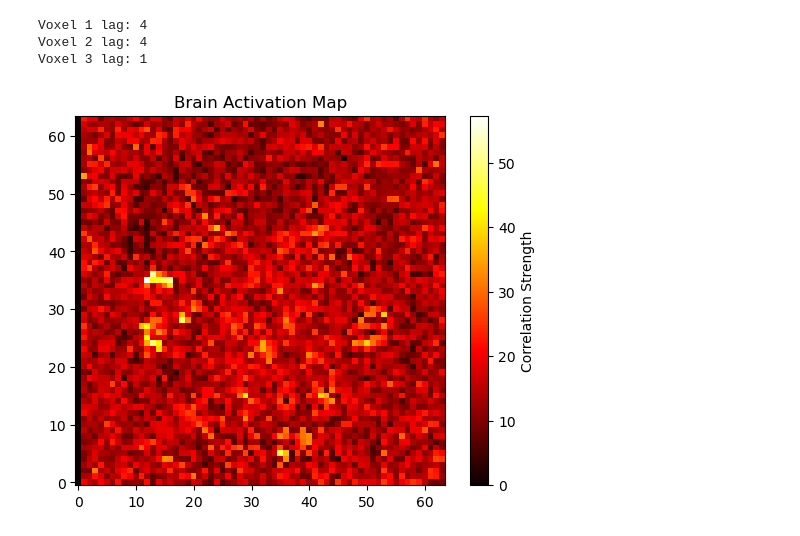
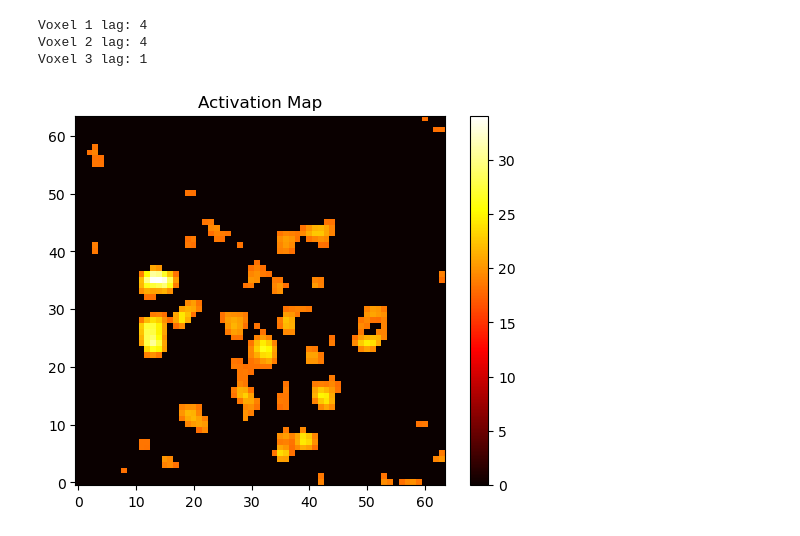
Before and after one commit to khuzzaim/Khuzzaim-s-Berlin-Rep-DL-Memory-, a Jupyter notebook: session8.ipynb, the cells around one changed output. Cells and saved outputs as stored; diff of their text form; code cells hidden in the pictures.

```diff
--- a/session8.ipynb
+++ b/session8.ipynb
@@ -241,15 +236,3 @@ plt.legend()
 plt.show()
 # %% [output]
 [figure]
-# %%
-# Normalizing
-# %%
-def normalize(x):
-    std = np.std(x)
-    if std == 0:
-        return np.zeros_like(x)   # safe fallback
-    return (x - np.mean(x)) / std
-
-sig1_n = normalize(sig1)
-sig2_n = normalize(sig2)
-sig3_n = normalize(sig3)
@@ -361,6 +358,3 @@ for x in range(data.shape[0]):
 # %%
-# Filtering
-# %%
-from scipy.ndimage import gaussian_filter
-
-activation_smooth = gaussian_filter(activation_map, sigma=1)
+threshold = np.percentile(activation_smooth, 90)
+activation_thresh = np.where(activation_smooth > threshold, activation_smooth, 0)
@@ -367,9 +363,7 @@ activation_smooth = gaussian_filter(activation_map, sigma=1)
 # %%
-# Visualising activation map
-# %%
-plt.imshow(activation_map.T, cmap="hot", origin="lower")
-plt.colorbar(label="Correlation Strength")
-plt.title("Brain Activation Map")
+plt.imshow(activation_thresh.T, cmap="hot", origin="lower")
+plt.colorbar()
+plt.title("Activation Map")
 plt.show()
 # %% [output]
-[figure, old version]
+[figure, new version]
```
Also changed, not shown: parts of 63 cells of this notebook, 2 other files.
